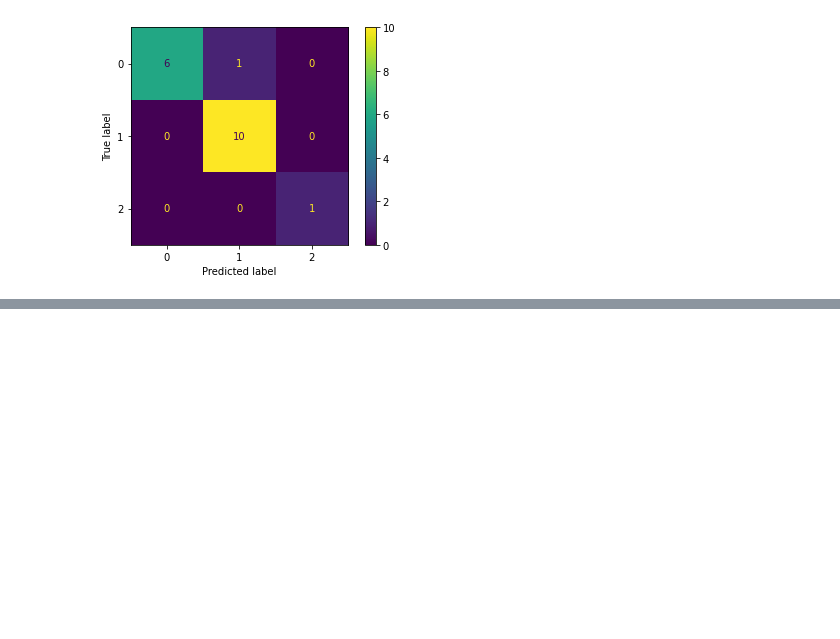
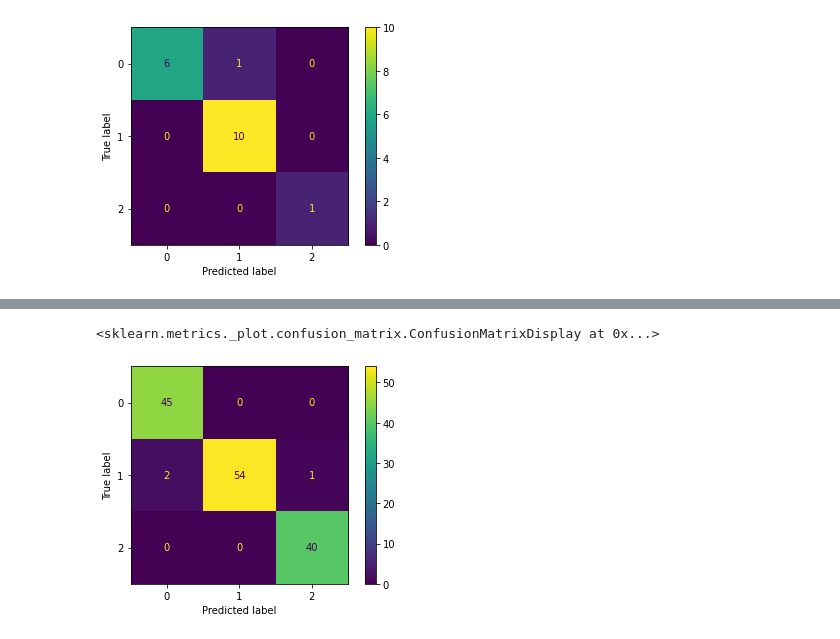
Before and after one commit to TamaraCucumides/TallerPythonMIA, a Jupyter notebook: Sesion 4 - Sklearn y Scipy.stats/Sklearn.ipynb, the cells around one changed output, grey strips where cells are left out. Saved outputs shown, nothing was run; the diff lists cells and outputs as text; code cells hidden in the pictures; blank space fills up the shorter version.

```diff
--- a/Sesion 4 - Sklearn y Scipy.stats/Sklearn.ipynb
+++ b/Sesion 4 - Sklearn y Scipy.stats/Sklearn.ipynb
@@ -283,0 +396,11 @@ plot_confusion_matrix(model, X_test, y_test)
+# %%
+# Usamos un modelo que sí tenga parámetros
+model = SVC()
+# Lo fitteamos al conjunto de entrenamiento
+model.fit(X_train, y_train)
+y_pred = model.predict(X_test)
+# Calculamos alguna métrica de error
+plot_confusion_matrix(model, X_train, y_train)
+# %% [output]
+<sklearn.metrics._plot.confusion_matrix.ConfusionMatrixDisplay at 0x...>
+[figure, added]
```
Also changed, not shown: parts of 36 cells of this notebook.
